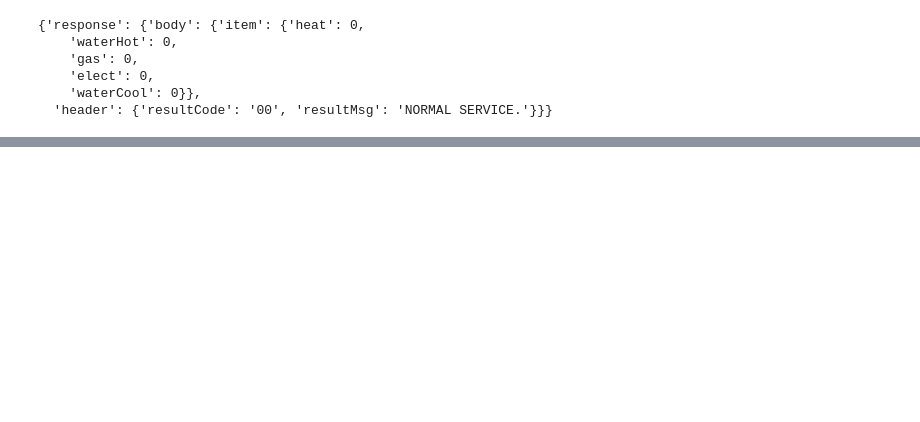
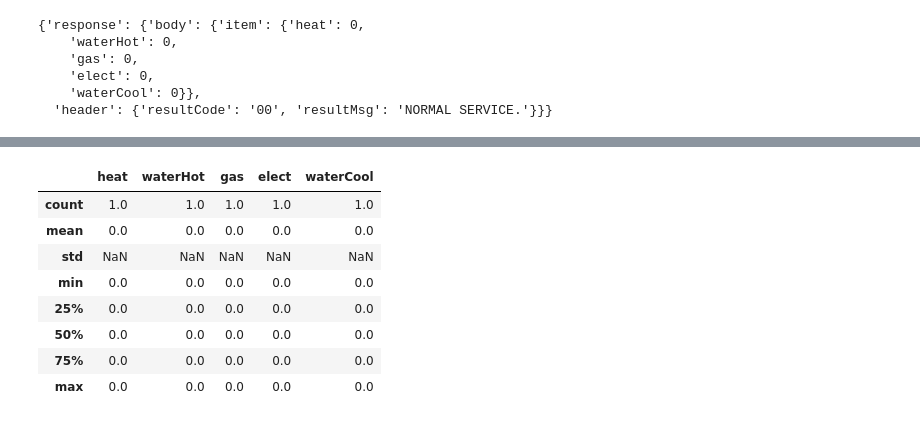
Before and after one commit to biomedist/OssData, a Jupyter notebook: midtask.ipynb, the cells around one changed output, grey strips where cells are left out. Drawn from its saved outputs; the diff is of its cells as text; code cells hidden in the pictures; blank space fills up the shorter version.

```diff
--- a/midtask.ipynb
+++ b/midtask.ipynb
@@ -53,3 +98,22 @@ df
 # %%
 ## JSON 형식 데이터 저장
 df.to_json('energy_use.json', indent=4, force_ascii=False)  #indent넣기, 한글을 위해 아스키넣기
+
+# 데이터 측정
+df.describe()
+
+# 모든 데이터 타입 측정
+df.describe(include='all')
+
+# 수치형 데이터 측정
+df.describe(include=[np.number])
+# %% [output]
+|  | heat | waterHot | gas | elect | waterCool |
+| count | 1.0 | 1.0 | 1.0 | 1.0 | 1.0 |
+| mean | 0.0 | 0.0 | 0.0 | 0.0 | 0.0 |
+| std | NaN | NaN | NaN | NaN | NaN |
+| min | 0.0 | 0.0 | 0.0 | 0.0 | 0.0 |
+| 25% | 0.0 | 0.0 | 0.0 | 0.0 | 0.0 |
+| 50% | 0.0 | 0.0 | 0.0 | 0.0 | 0.0 |
+| 75% | 0.0 | 0.0 | 0.0 | 0.0 | 0.0 |
+| max | 0.0 | 0.0 | 0.0 | 0.0 | 0.0 |
```
Also changed, not shown: parts of 4 cells of this notebook.
